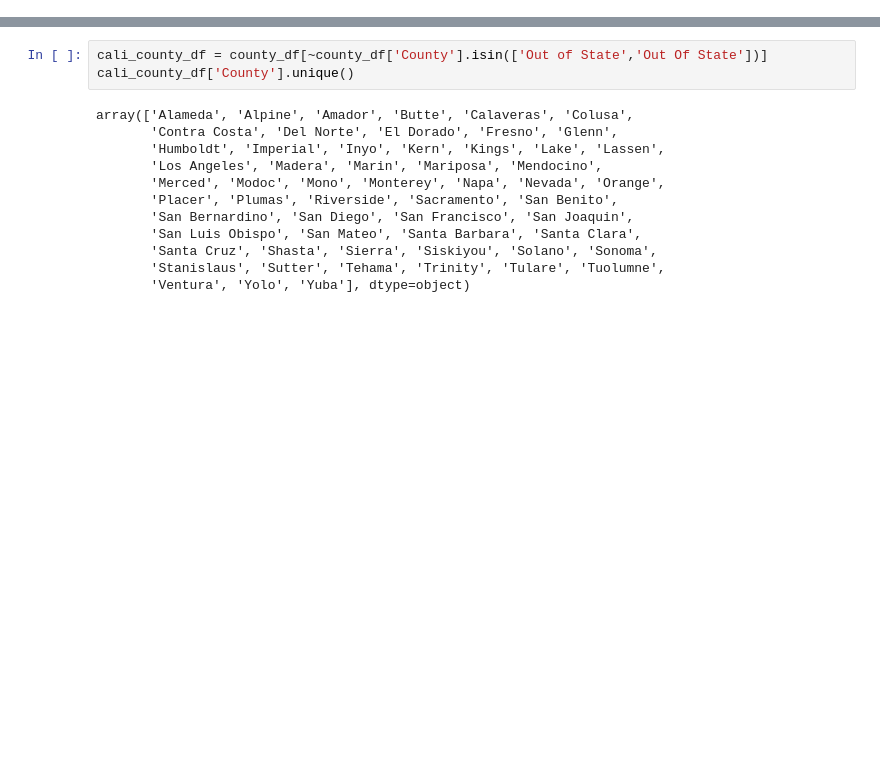
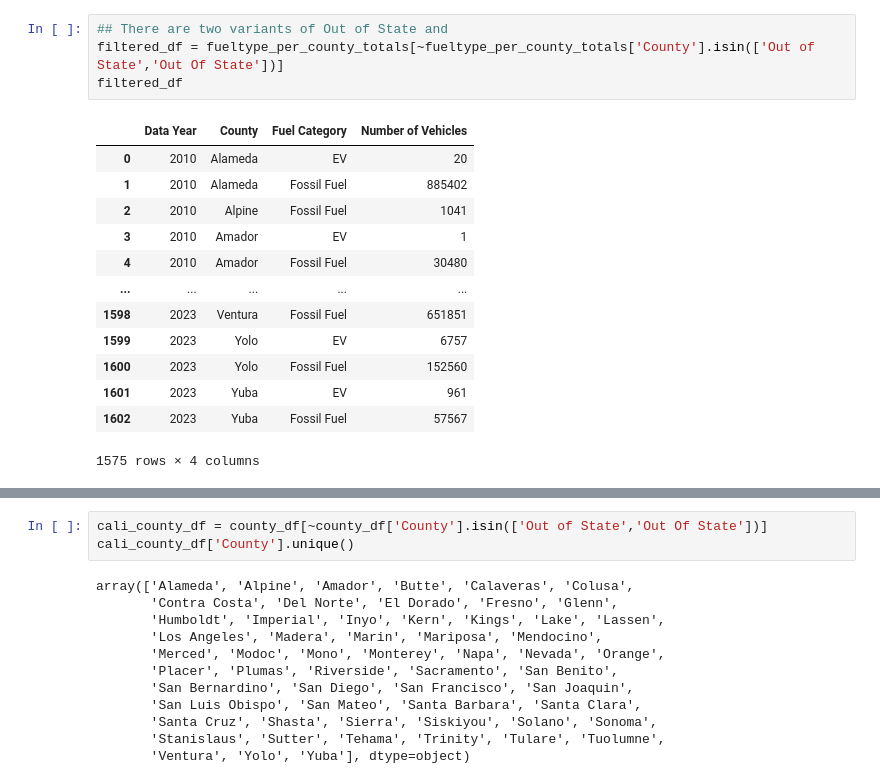
Before and after one commit to kellerl7/SIADS_Milestone_1, a Jupyter notebook: bretts_notebook.ipynb, the cells around one changed output, grey strips where cells are left out. Saved outputs shown, nothing was run; the diff lists cells and outputs as text; blank space fills up the shorter version.

```diff
--- a/bretts_notebook.ipynb
+++ b/bretts_notebook.ipynb
@@ -15,0 +259,18 @@ Index(['Data Year', 'County', 'Dashboard Fuel Type Group', 'Fuel Type', 'Make',
+# %%
+## There are two variants of Out of State and
+filtered_df = fueltype_per_county_totals[~fueltype_per_county_totals['County'].isin(['Out of State','Out Of State'])]
+filtered_df
+# %% [output]
+|  | Data Year | County | Fuel Category | Number of Vehicles |
+| 0 | 2010 | Alameda | EV | 20 |
+| 1 | 2010 | Alameda | Fossil Fuel | 885402 |
+| 2 | 2010 | Alpine | Fossil Fuel | 1041 |
+| 3 | 2010 | Amador | EV | 1 |
+| 4 | 2010 | Amador | Fossil Fuel | 30480 |
+| ... | ... | ... | ... | ... |
+| 1598 | 2023 | Ventura | Fossil Fuel | 651851 |
+| 1599 | 2023 | Yolo | EV | 6757 |
+| 1600 | 2023 | Yolo | Fossil Fuel | 152560 |
+| 1601 | 2023 | Yuba | EV | 961 |
+| 1602 | 2023 | Yuba | Fossil Fuel | 57567 |
+1575 rows × 4 columns
```
Also changed, not shown: parts of 17 cells of this notebook.
